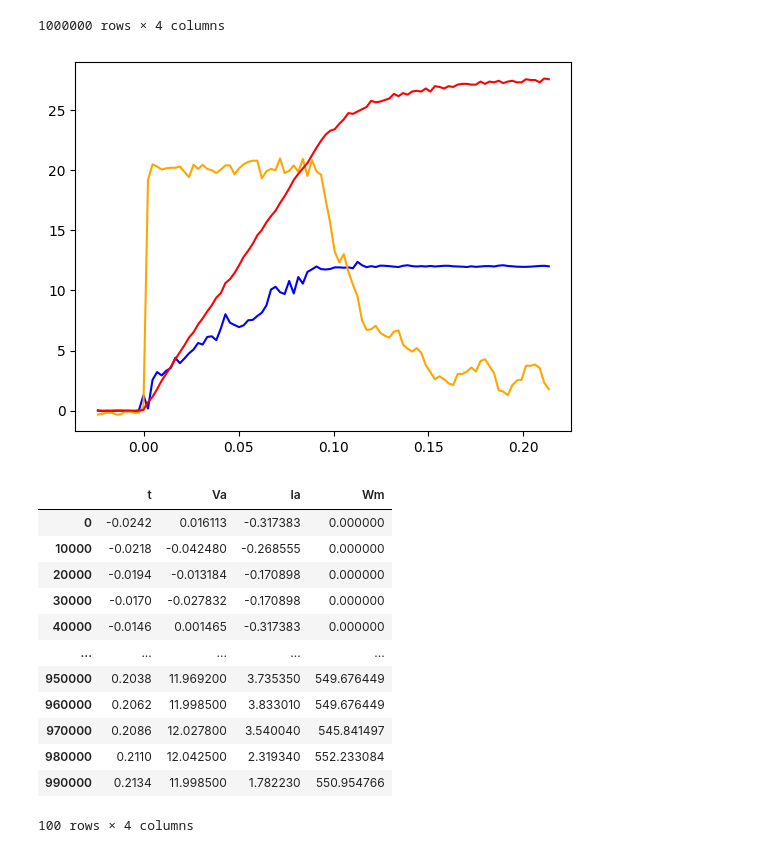
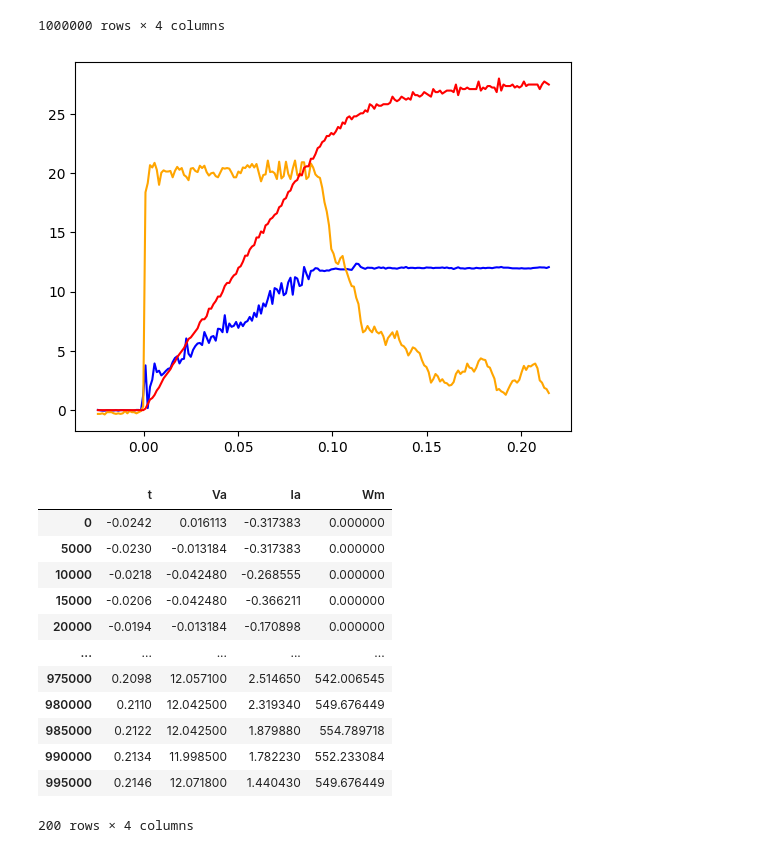
Before and after one commit to sackariaslunman/billy-agv, a Jupyter notebook: simulation/dcmotor_regression.ipynb, the cells around one changed output. Saved outputs shown, nothing was run; the diff lists cells and outputs as text; code cells hidden in the pictures.

```diff
--- a/simulation/dcmotor_regression.ipynb
+++ b/simulation/dcmotor_regression.ipynb
@@ -29,40 +29,40 @@ df_raw
 # %%
 from dcmotor import get_rising_edges
 
 # Downsampling
 df_downsampled = pd.DataFrame()
 
 num_steps = 2048
 start = True
 time_step_raw = df_raw["t"].diff().iloc[1]
-batch_size = 10000
+batch_size = 5000
 time_step = time_step_raw * batch_size
 
 df_downsampled["t"] = df_raw["t"].iloc[::batch_size]
 df_downsampled["Va"] = df_raw["Va"].iloc[::batch_size]
 df_downsampled["Ia"] = df_raw["Ia"].iloc[::batch_size]
 df_downsampled["Wm"] = np.array(get_rising_edges(df_raw["n"].array, 2048, 4, time_step_raw, batch_size)) * np.pi * 2
 
 plt.plot(df_downsampled["t"], df_downsampled["Va"], c="blue")
 plt.plot(df_downsampled["t"], df_downsampled["Ia"], c="orange")
 plt.plot(df_downsampled["t"], df_downsampled["Wm"]/20, c="red")
 plt.show()
 df_downsampled
 # %% [output]
-[figure, old version]
+[figure, new version]
 |  | t | Va | Ia | Wm |
 | 0 | -0.0242 | 0.016113 | -0.317383 | 0.000000 |
+| 5000 | -0.0230 | -0.013184 | -0.317383 | 0.000000 |
 | 10000 | -0.0218 | -0.042480 | -0.268555 | 0.000000 |
+| 15000 | -0.0206 | -0.042480 | -0.366211 | 0.000000 |
 | 20000 | -0.0194 | -0.013184 | -0.170898 | 0.000000 |
-| 30000 | -0.0170 | -0.027832 | -0.170898 | 0.000000 |
-| 40000 | -0.0146 | 0.001465 | -0.317383 | 0.000000 |
 | ... | ... | ... | ... | ... |
-| 950000 | 0.2038 | 11.969200 | 3.735350 | 549.676449 |
-| 960000 | 0.2062 | 11.998500 | 3.833010 | 549.676449 |
-| 970000 | 0.2086 | 12.027800 | 3.540040 | 545.841497 |
-| 980000 | 0.2110 | 12.042500 | 2.319340 | 552.233084 |
-| 990000 | 0.2134 | 11.998500 | 1.782230 | 550.954766 |
+| 975000 | 0.2098 | 12.057100 | 2.514650 | 542.006545 |
+| 980000 | 0.2110 | 12.042500 | 2.319340 | 549.676449 |
+| 985000 | 0.2122 | 12.042500 | 1.879880 | 554.789718 |
+| 990000 | 0.2134 | 11.998500 | 1.782230 | 552.233084 |
+| 995000 | 0.2146 | 12.071800 | 1.440430 | 549.676449 |
-100 rows × 4 columns
+200 rows × 4 columns
 # %%
 # Low pass filtering
 df_filtered = pd.DataFrame()
```
Also changed, not shown: parts of 6 cells of this notebook, 2 other files.
